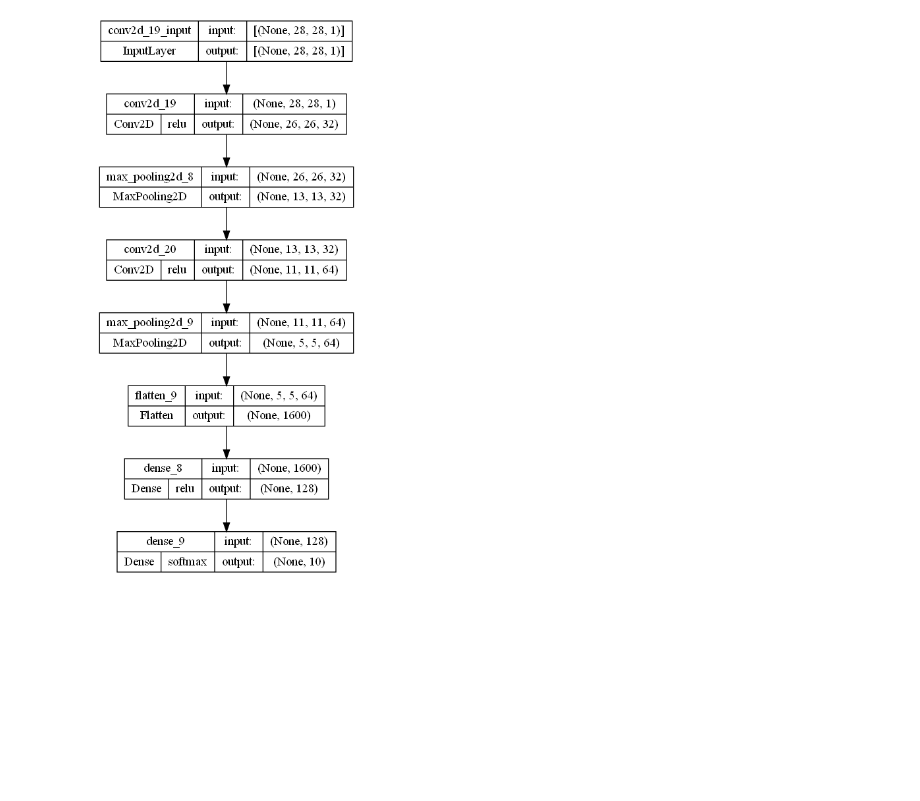
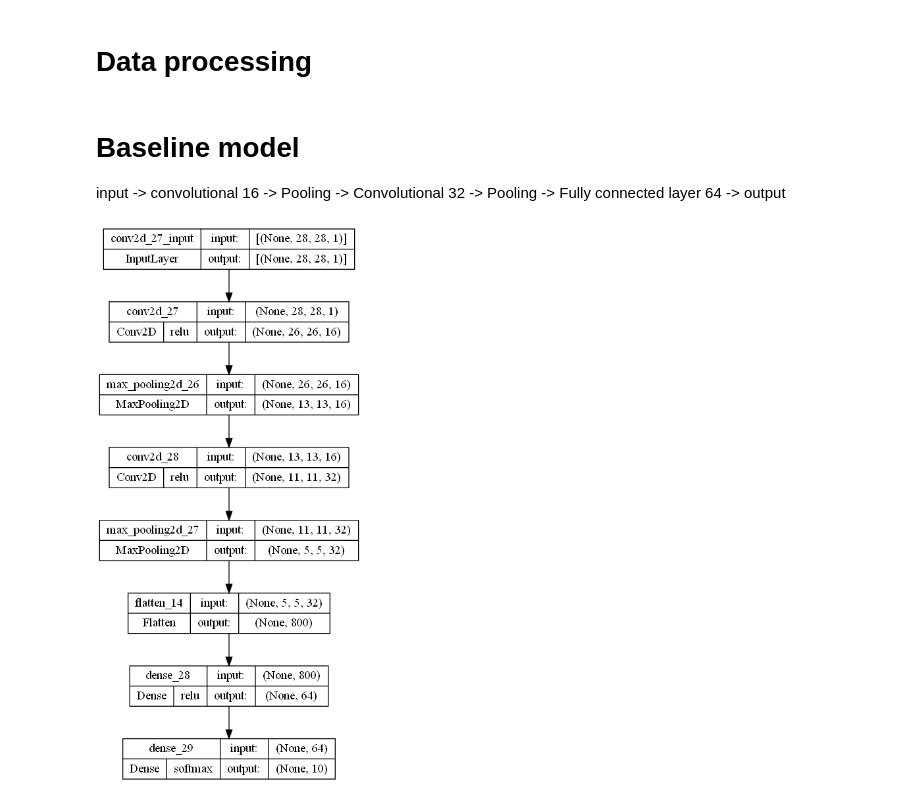
Before and after one commit to leonardocarboni/cv-carboni-bais, a Jupyter notebook: assignment4/cnn.ipynb, the cells around one changed output. Drawn from its saved outputs; the diff is of its cells as text; code cells hidden in the pictures; blank space fills up the shorter version.

```diff
--- a/assignment4/cnn.ipynb
+++ b/assignment4/cnn.ipynb
@@ -11,3 +24,5 @@ import numpy as np
+# %% [markdown]
+# Data processing
 # %%
 # Load data
 (x_train_and_val, y_train_and_val), (x_test, y_test) = fashion_mnist.load_data()
@@ -33,49 +48,44 @@ validation_size = x_train_and_val.shape[0] - train_size
 
 x_validation, y_validation = (x_train_and_val[train_size:], y_train_and_val[train_size:])
 x_train, y_train = (x_train_and_val[:train_size], y_train_and_val[:train_size])
+# %% [markdown]
+# Baseline model
+input -> convolutional 16 -> Pooling -> Convolutional 32 -> Pooling -> Fully connected layer 64 -> output
 # %%
-# Baseline model
-## input -> convolutional 32 -> Pooling -> Convolutional 64 -> Pooling -> Fully connected layer 128 -> output
-
 img_width = 28
 img_height = 28
 num_classes = 10
 channels = 1
 # Initialize the model
 model = Sequential()
 
-# model.add(Flatten(input_shape=(28, 28)))
-
 # Add a convolutional layer with 32 kernels, 3x3 kernel size, and ReLU activation function
-model.add(Conv2D(32, (3, 3), activation='relu', input_shape=(img_width, img_height, channels)))
+model.add(Conv2D(16, (3, 3), activation='relu', input_shape=(img_width, img_height, channels)))
 
 # Add a max pooling layer with 2x2 pool size
 model.add(MaxPooling2D(pool_size=(2, 2)))
 
 # Add another convolutional layer with 64 kernels, 3x3 kernel size, and ReLU activation function
-model.add(Conv2D(64, (3, 3), activation='relu'))
+model.add(Conv2D(32, (3, 3), activation='relu'))
 
 # Add a max pooling layer with 2x2 pool size
 model.add(MaxPooling2D(pool_size=(2, 2)))
 
 # Flatten the output to a 1D array
 model.add(Flatten())
 
 # Add a fully connected layer with 128 neurons and ReLU activation function
-model.add(Dense(128, activation='relu'))
-
-# Add a dropout layer with a 0.5 dropout rate
-# model.add(Dropout(0.5))
+model.add(Dense(64, activation='relu'))
 
 # Add the output layer with a softmax activation function for multi-class classification
 model.add(Dense(num_classes, activation='softmax'))
 
 # Compile the model with categorical cross-entropy loss function and Adam optimizer with a learning rate of 0.001
 model.compile(loss='categorical_crossentropy', optimizer='adam', metrics=['accuracy'])
 
 # Print a summary of the model architecture
 # model.summary()
-plot_model(model, show_shapes=True, show_layer_activations=True)
+plot_model(model, show_shapes=True, show_layer_activations=True, to_file="./Models/baseline_model.png")
 # %% [output]
-[figure, old version]
+[figure, new version]
 # %%
```
Also changed, not shown: parts of 30 cells of this notebook, 12 other files.
